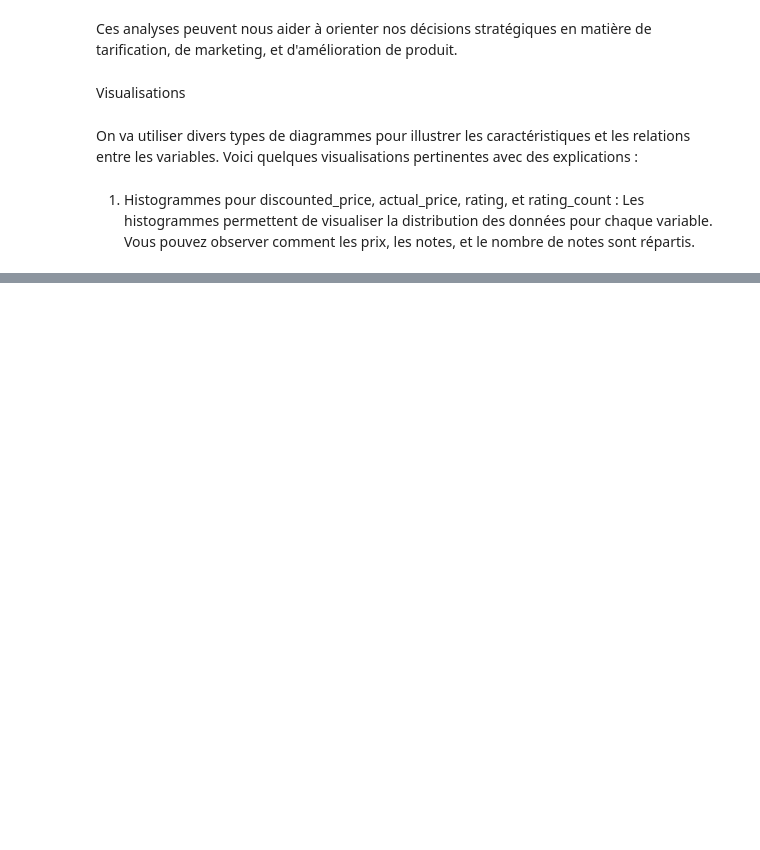
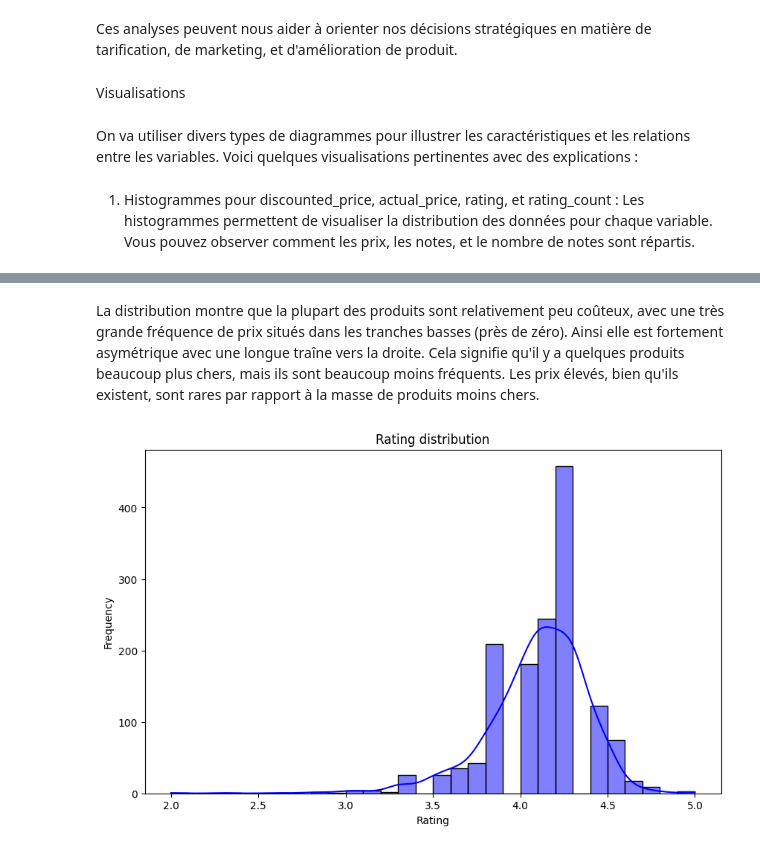
Before and after one commit to mariembahri21/Amazon_sales, a Jupyter notebook: Projet_DataScience.ipynb, the cells around one changed output, grey strips where cells are left out. Cells and saved outputs as stored; diff of their text form; code cells hidden in the pictures; blank space fills up the shorter version.

```diff
--- a/Projet_DataScience.ipynb
+++ b/Projet_DataScience.ipynb
@@ -264,0 +291,13 @@ On va utiliser divers types de diagrammes pour illustrer les caractéristiques e
+# %% [markdown]
+La distribution montre que la plupart des produits sont relativement peu coûteux, avec une très grande fréquence de prix situés dans les tranches basses (près de zéro).
+Ainsi elle est fortement asymétrique avec une longue traîne vers la droite. Cela signifie qu'il y a quelques produits beaucoup plus chers, mais ils sont beaucoup moins fréquents.
+Les prix élevés, bien qu'ils existent, sont rares par rapport à la masse de produits moins chers.
+# %%
+plt.figure(figsize=(10, 6))
+sns.histplot(df['rating'], kde=True, bins=30, color='blue')
+plt.title('Rating distribution')
+plt.xlabel('Rating')
+plt.ylabel('Frequency')
+plt.show()
+# %% [output]
+[figure, added]
```
Also changed, not shown: parts of 6 cells of this notebook.
